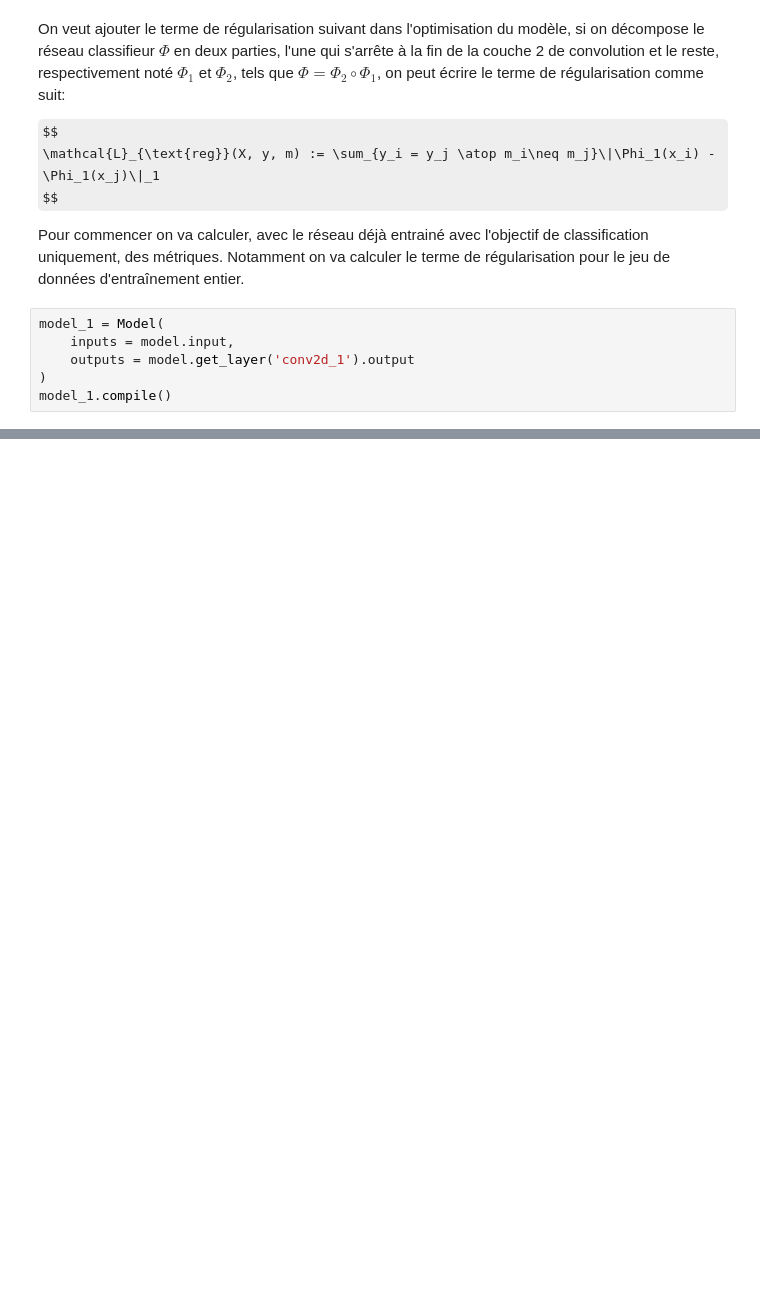
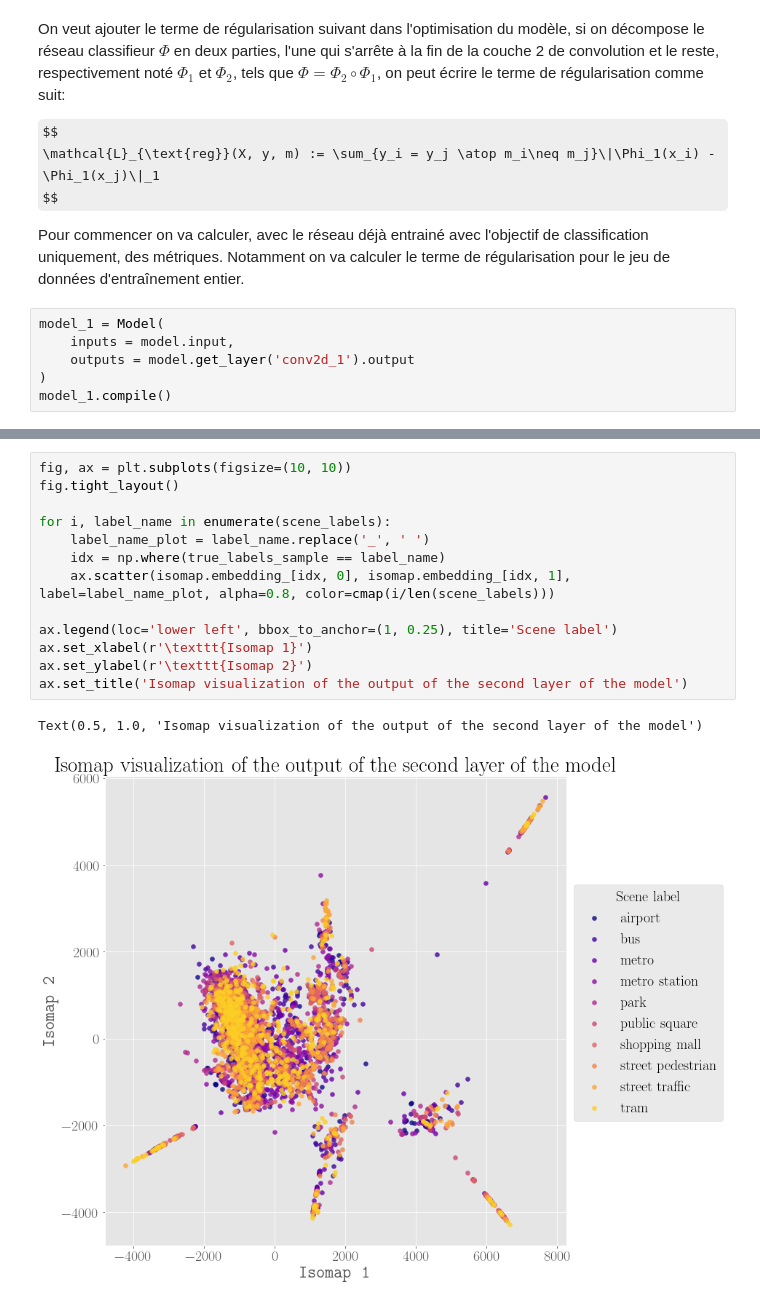
Before and after one commit to yvvgen/modacq, a Jupyter notebook: test.ipynb, the cells around one changed output, grey strips where cells are left out. Saved outputs shown, nothing was run; the diff lists cells and outputs as text; some formulas as TeX source; blank space fills up the shorter version.

```diff
--- a/test.ipynb
+++ b/test.ipynb
@@ -186,0 +405,16 @@ for i, x in tqdm(enumerate(X_train)):
+# %%
+fig, ax = plt.subplots(figsize=(10, 10))
+fig.tight_layout()
+
+for i, label_name in enumerate(scene_labels):
+    label_name_plot = label_name.replace('_', ' ')
+    idx = np.where(true_labels_sample == label_name)
+    ax.scatter(isomap.embedding_[idx, 0], isomap.embedding_[idx, 1], label=label_name_plot, alpha=0.8, color=cmap(i/len(scene_labels)))
+
+ax.legend(loc='lower left', bbox_to_anchor=(1, 0.25), title='Scene label')
+ax.set_xlabel(r'\texttt{Isomap 1}')
+ax.set_ylabel(r'\texttt{Isomap 2}')
+ax.set_title('Isomap visualization of the output of the second layer of the model')
+# %% [output]
+Text(0.5, 1.0, 'Isomap visualization of the output of the second layer of the model')
+[figure, added]
```
Also changed, not shown: parts of 43 cells of this notebook.
